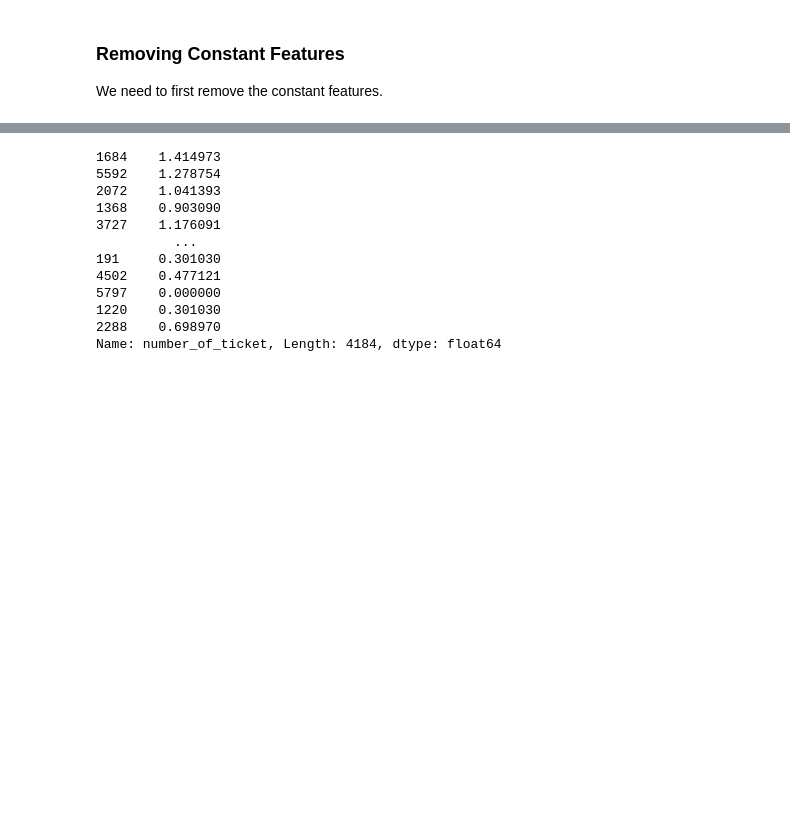
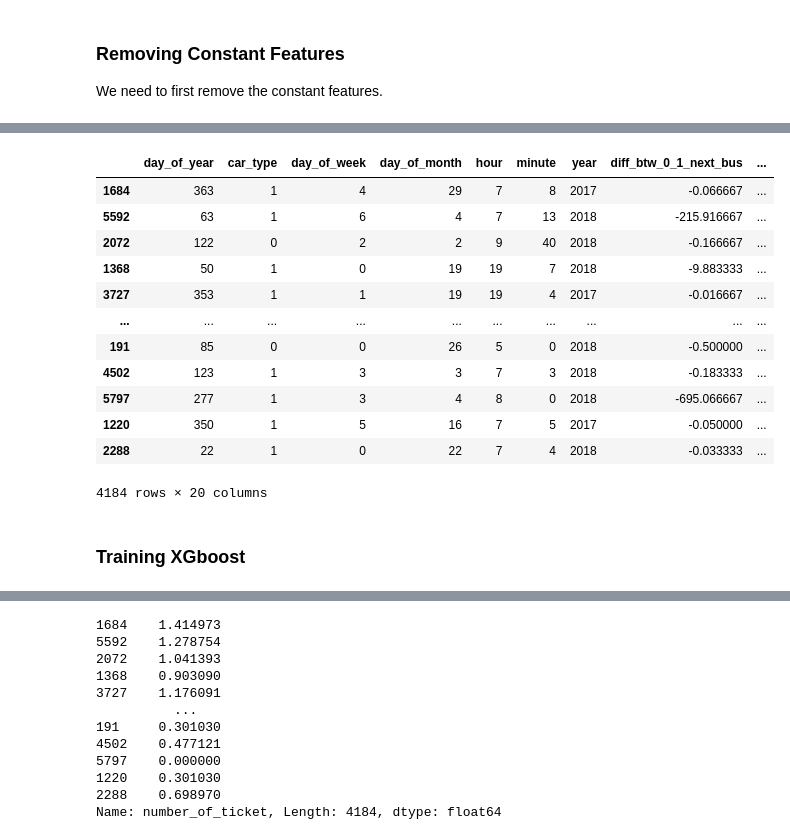
Before and after one commit to anshudhanshu/Demand-Prediction-for-public-transport, a Jupyter notebook: Sudhanshu_Rawat_Team_5_Capstone_Project.ipynb, the cells around one changed output, grey strips where cells are left out. Saved outputs shown, nothing was run; the diff lists cells and outputs as text; code cells hidden in the pictures; blank space fills up the shorter version.

```diff
--- a/Sudhanshu_Rawat_Team_5_Capstone_Project.ipynb
+++ b/Sudhanshu_Rawat_Team_5_Capstone_Project.ipynb
@@ -603,0 +403,2 @@ X_test = scaler.transform(X_test)
+# %%
+data["Speed"]=data.travel_from_time/data.travel_from_distance
@@ -603,0 +441,9 @@ X_test = scaler.transform(X_test)
+# %%
+
+keys= ["ride_id"]
+Target_name="number_of_ticket"
+not_used_cols=["ride_id","travel_time" ,"travel_date","date",'year_woy','max_capacity','travel_from','number_of_ticket'
+
+]
+# %%
+features = data.drop(not_used_cols,axis=1).columns
@@ -603,0 +477,29 @@ X_test = scaler.transform(X_test)
+# %%
+used_cols = ['day_of_year']
+prev_adjR2 = -0.01177282976168792
+for col in features:
+  used_cols.append(col)
+  dataset_pr = data[used_cols]
+  X= dataset_pr.copy()
+  y = data['number_of_ticket']
+  X_train, X_test, y_train, y_test = train_test_split(X,y,test_size=0.33, random_state=42)
+  reg = GradientBoostingRegressor(random_state=0)
+  reg.fit(X_train, y_train)
+  # Predicting
+  y_pred = reg.predict(X_test)
+  #Find R-squared value
+  r2 = r2_score(y_test, y_pred)
+  # Find Adjusted R-squared value
+  adj_r2=1-(1-r2_score(y_test, y_pred))*((X_test.shape[0]-1)/(X_test.shape[0]-X_test.shape[1]-1))
+  if prev_adjR2<adj_r2:
+    prev_adjR2 = adj_r2
+    train_score = reg.score(X_train, y_train)
+    test_score = reg.score(X_test,y_test)
+  else:
+    used_cols.pop()
+
+print(f'Adjust_r2: {prev_adjR2}')
+print(f'Train score: {train_score}')
+print(f'Test score: {test_score}')
+print('Important features are: \n')
+used_cols
@@ -603,0 +530,18 @@ X_test = scaler.transform(X_test)
+# %%
+X_train
+# %% [output]
+|  | day_of_year | car_type | day_of_week | day_of_month | hour | minute | year | diff_btw_0_1_next_bus | ... |
+| 1684 | 363 | 1 | 4 | 29 | 7 | 8 | 2017 | -0.066667 | ... |
+| 5592 | 63 | 1 | 6 | 4 | 7 | 13 | 2018 | -215.916667 | ... |
+| 2072 | 122 | 0 | 2 | 2 | 9 | 40 | 2018 | -0.166667 | ... |
+| 1368 | 50 | 1 | 0 | 19 | 19 | 7 | 2018 | -9.883333 | ... |
+| 3727 | 353 | 1 | 1 | 19 | 19 | 4 | 2017 | -0.016667 | ... |
+| ... | ... | ... | ... | ... | ... | ... | ... | ... | ... |
+| 191 | 85 | 0 | 0 | 26 | 5 | 0 | 2018 | -0.500000 | ... |
+| 4502 | 123 | 1 | 3 | 3 | 7 | 3 | 2018 | -0.183333 | ... |
+| 5797 | 277 | 1 | 3 | 4 | 8 | 0 | 2018 | -695.066667 | ... |
+| 1220 | 350 | 1 | 5 | 16 | 7 | 5 | 2017 | -0.050000 | ... |
+| 2288 | 22 | 1 | 0 | 22 | 7 | 4 | 2018 | -0.033333 | ... |
+4184 rows × 20 columns
+# %% [markdown]
+### **Training XGboost**
```
Also changed, not shown: parts of 108 cells of this notebook.
